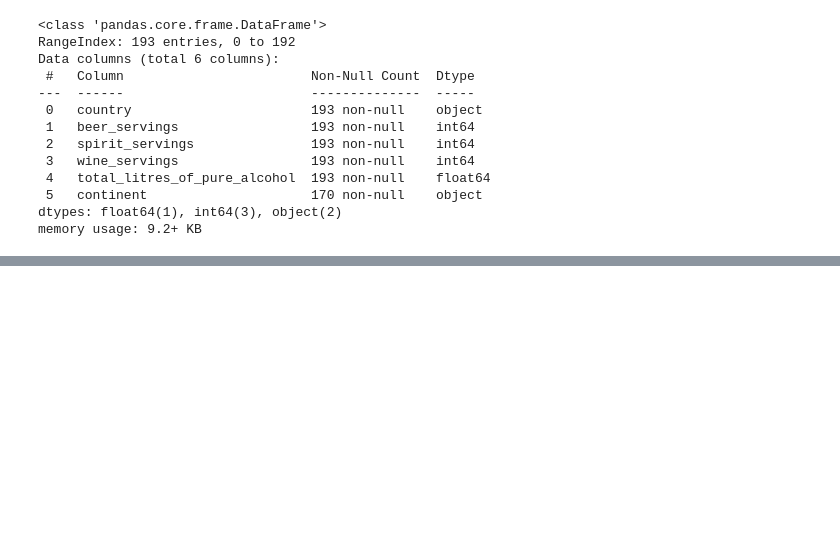
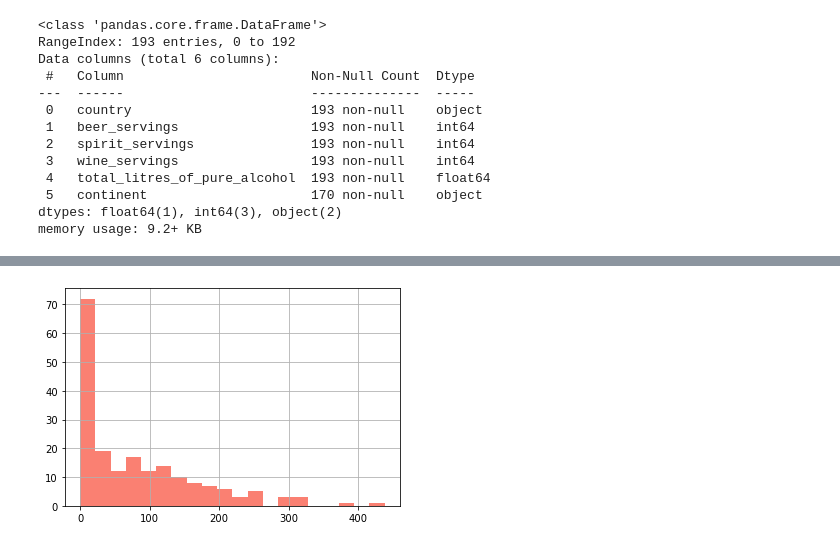
Before and after one commit to MatthewNewell006/alcohol_consumption, a Jupyter notebook: alcohol_data.ipynb, the cells around one changed output, grey strips where cells are left out. Cells and saved outputs as stored; diff of their text form; code cells hidden in the pictures; blank space fills up the shorter version.

```diff
--- a/alcohol_data.ipynb
+++ b/alcohol_data.ipynb
@@ -56,0 +103,5 @@ drinks_df
+# %%
+ss = d_df.loc[:,'spirit_servings']
+ss.hist(bins=20,color='salmon');
+# %% [output]
+[figure, added]
```
Also changed, not shown: parts of 16 cells of this notebook, 3 other files.
